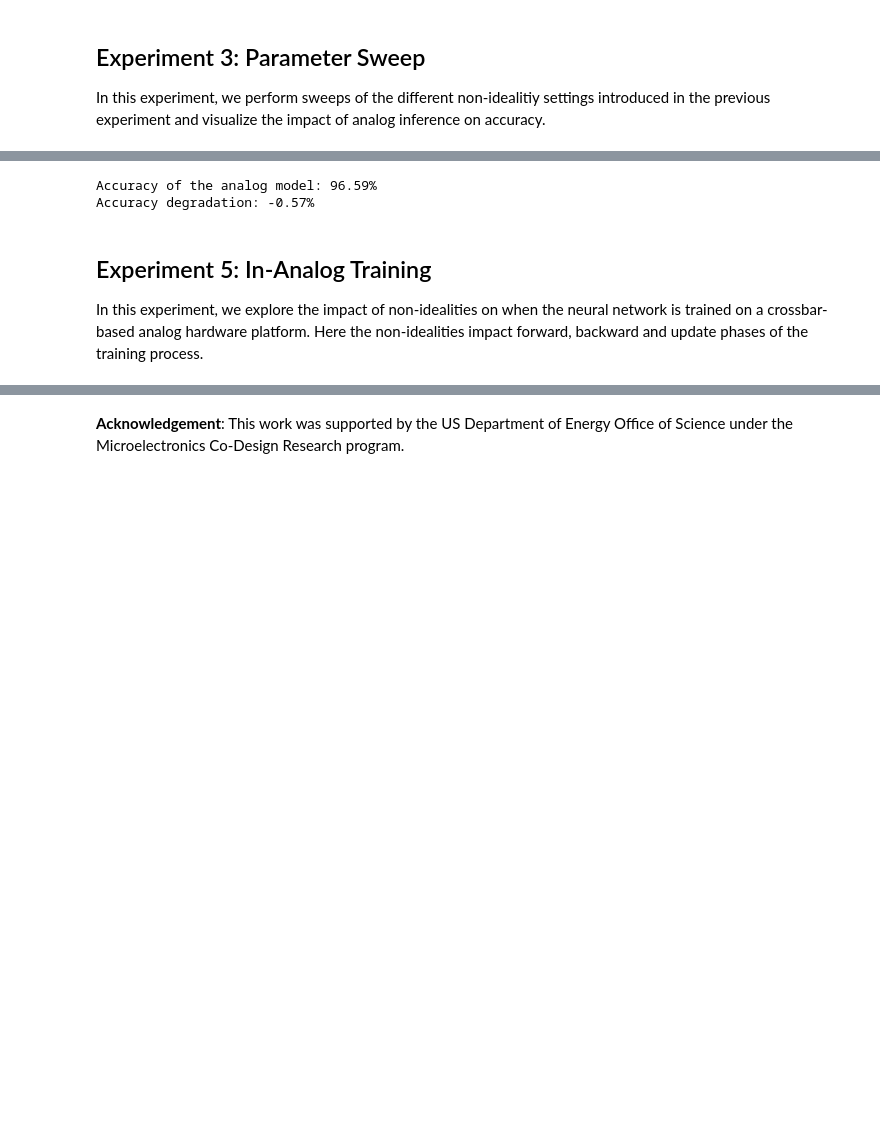
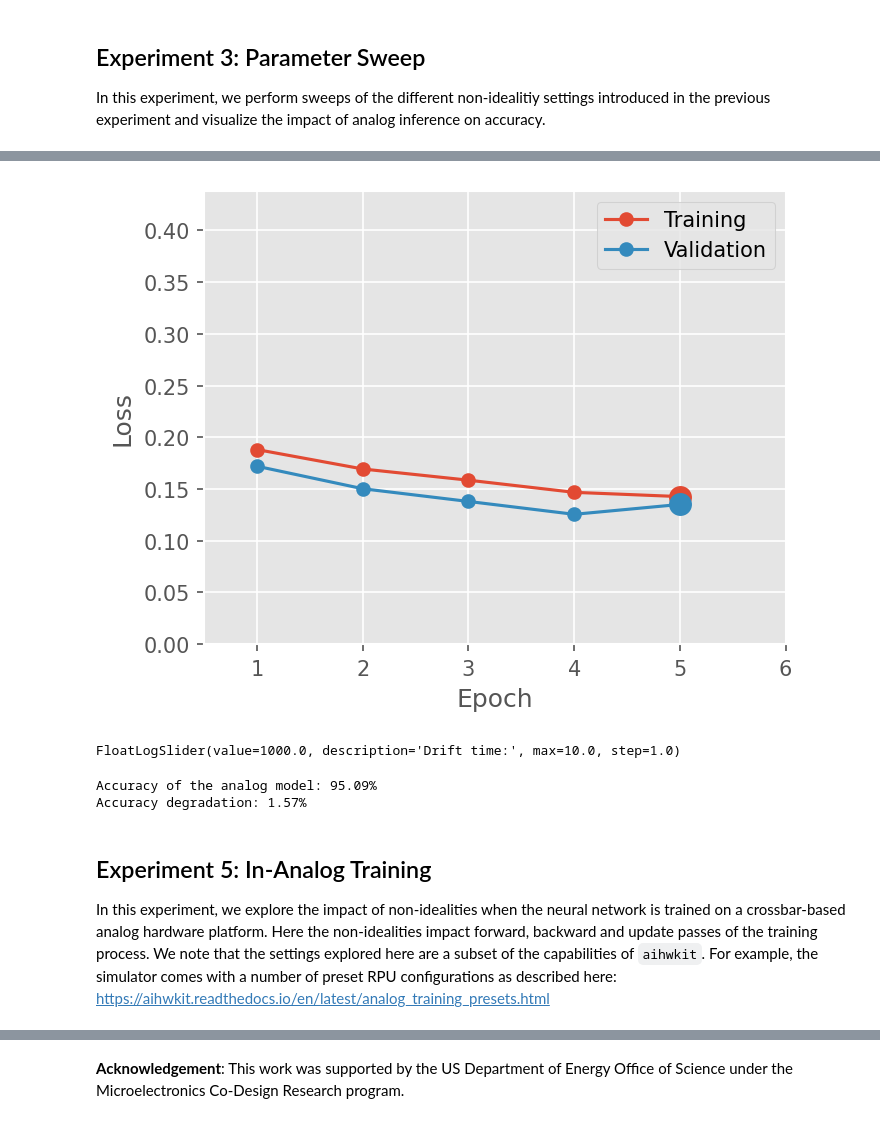
Before and after one commit to IBM/aihwkit, a Jupyter notebook: notebooks/examples/analog_sensitivity_LeNet5.ipynb, the cells around one changed output, grey strips where cells are left out. Saved outputs shown, nothing was run; the diff lists cells and outputs as text; code cells hidden in the pictures; blank space fills up the shorter version.

```diff
--- a/notebooks/examples/analog_sensitivity_LeNet5.ipynb
+++ b/notebooks/examples/analog_sensitivity_LeNet5.ipynb
@@ -512,6 +528,8 @@ rpu_config.forward.inp_noise = DACns.value
 rpu_config.forward.out_res = ADC.value
 rpu_config.forward.out_sto_round = ADCRnd.value
 rpu_config.forward.out_noise = ADCns.value
+rpu_config.noise_model = noise_map[noise.value]()
+rpu_config.drift_compensation = GlobalDriftCompensation()
 
 amodel = convert_to_analog(dmodel, rpu_config)
 amodel, _, _, accuracy = test_evaluation(validation_data, amodel, criterion)
@@ -536,4 +554,6 @@ optimizer = create_analog_optimizer(amodel, LEARNING_RATE)
 fig = plt.figure(figsize=(5, 4), dpi=150)
 amodel, optimizer, _ = training_loop(amodel, criterion, optimizer, train_data, validation_data, epochs, fig)
 plt.show()
+
+display(time)
 # %% [output]
@@ -542,12 +560,16 @@ plt.show()
+[figure, added]
+FloatLogSlider(value=1000.0, description='Drift time:', max=10.0, step=1.0)
 # %%
+amodel.program_analog_weights()
+amodel.drift_analog_weights(time.value)
 amodel, _, _, accuracy = test_evaluation(validation_data, amodel, criterion)
 print(f"Accuracy of the analog model: {accuracy:.2f}%")
 print(f"Accuracy degradation: {digital_accuracy-accuracy:.2f}%")
 # %% [output]
-Accuracy of the analog model: 96.59%
-Accuracy degradation: -0.57%
+Accuracy of the analog model: 95.09%
+Accuracy degradation: 1.57%
 # %% [markdown]
 ## Experiment 5: In-Analog Training
 
-In this experiment, we explore the impact of non-idealities on when the neural network is trained on a crossbar-based analog hardware platform. Here the non-idealities impact forward, backward and update phases of the training process.
+In this experiment, we explore the impact of non-idealities when the neural network is trained on a crossbar-based analog hardware platform. Here the non-idealities impact forward, backward and update passes of the training process. We note that the settings explored here are a subset of the capabilities of `aihwkit`. For example, the simulator comes with a number of preset RPU configurations as described here: https://aihwkit.readthedocs.io/en/latest/analog_training_presets.html
 # %%
```
Also changed, not shown: parts of 19 cells of this notebook.
